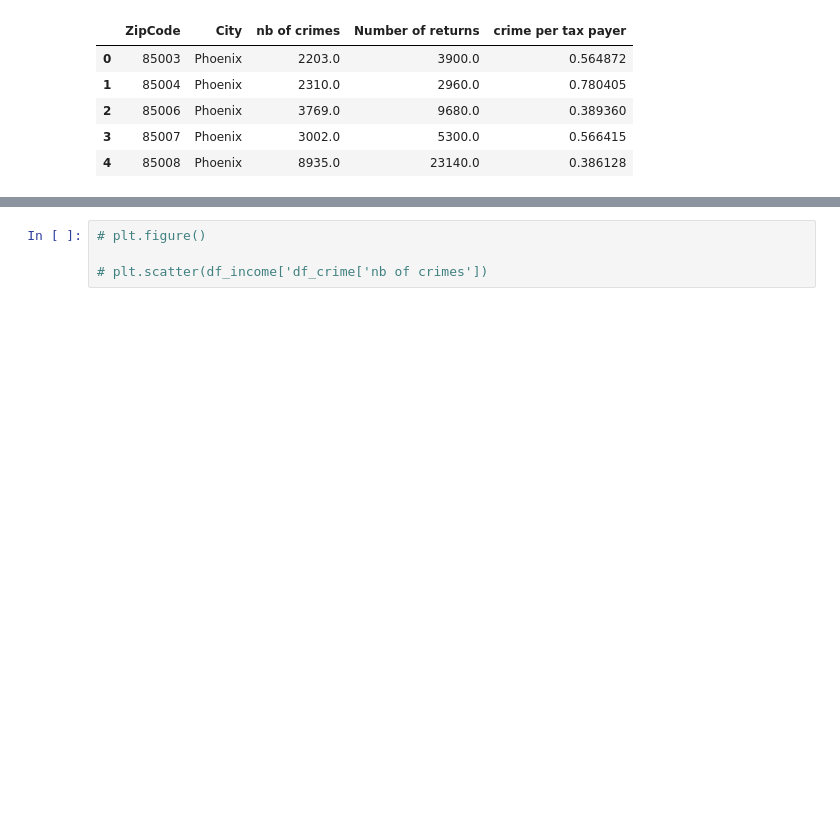
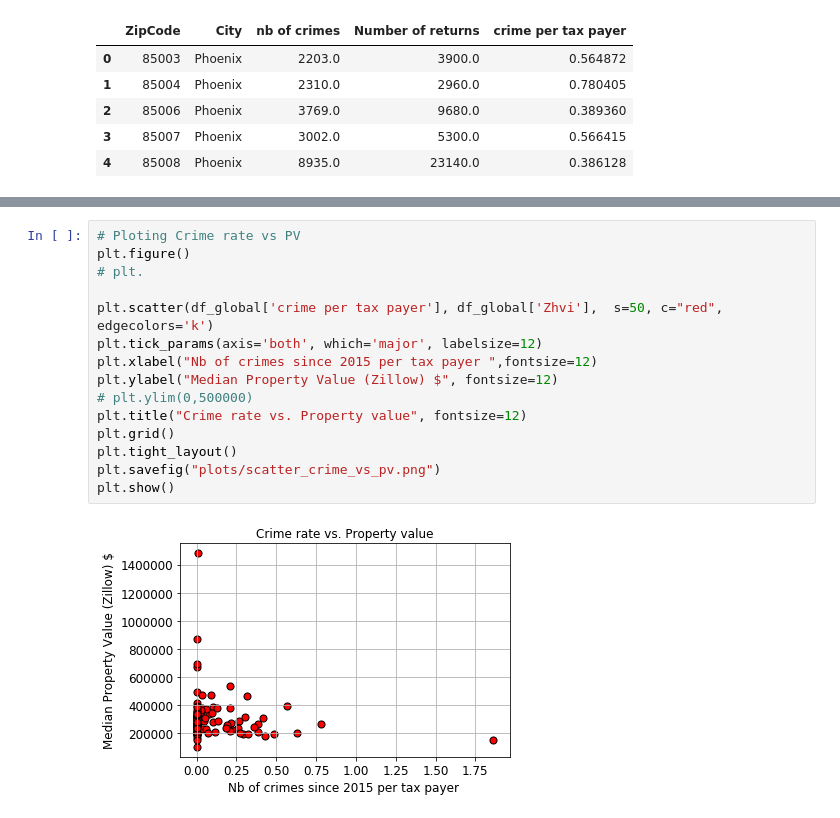
Before and after one commit to marieo31/project_1, a Jupyter notebook: scatter_plots.ipynb, the cells around one changed output, grey strips where cells are left out. Cells and saved outputs as stored; diff of their text form; blank space fills up the shorter version.

```diff
--- a/scatter_plots.ipynb
+++ b/scatter_plots.ipynb
@@ -49,4 +78,17 @@ plt.show()
-# %%
-# plt.figure()
-
-# plt.scatter(df_income['df_crime['nb of crimes'])
+# %%
+# Ploting Crime rate vs PV
+plt.figure()
+# plt.
+
+plt.scatter(df_global['crime per tax payer'], df_global['Zhvi'],  s=50, c="red", edgecolors='k')
+plt.tick_params(axis='both', which='major', labelsize=12)
+plt.xlabel("Nb of crimes since 2015 per tax payer ",fontsize=12)
+plt.ylabel("Median Property Value (Zillow) $", fontsize=12)
+# plt.ylim(0,500000)
+plt.title("Crime rate vs. Property value", fontsize=12)
+plt.grid()
+plt.tight_layout()
+plt.savefig("plots/scatter_crime_vs_pv.png")
+plt.show()
+# %% [output]
+[figure, added]
```
Also changed, not shown: parts of 4 cells of this notebook, 6 other files.
